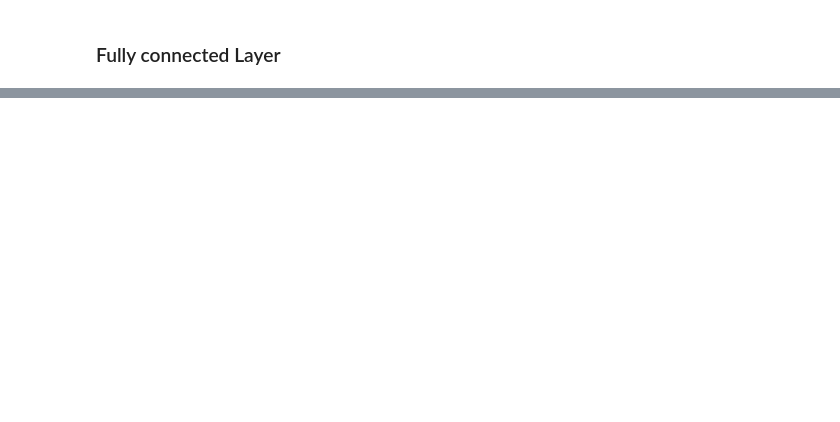
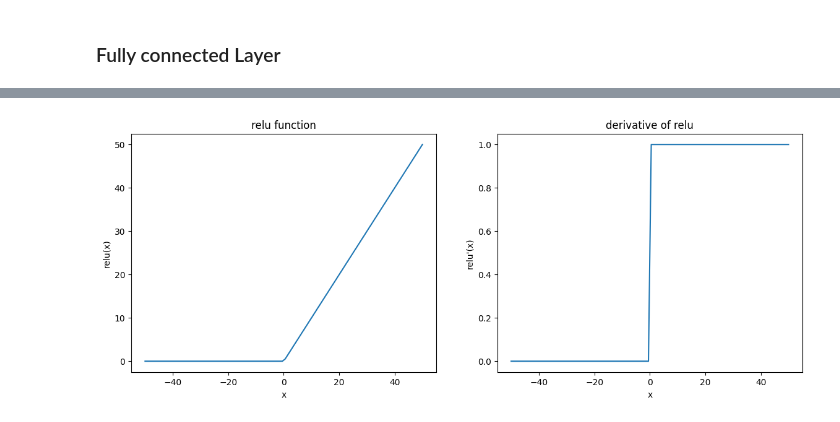
Before and after one commit to kvschaitanya/Building-an-ANN-using-Backpropagation-from-scratch, a Jupyter notebook: Layer.ipynb, the cells around one changed output, grey strips where cells are left out. Cells and saved outputs as stored; diff of their text form; code cells hidden in the pictures; blank space fills up the shorter version.

```diff
--- a/Layer.ipynb
+++ b/Layer.ipynb
@@ -31,0 +55,18 @@ print(l1.backward_propagation(np.array([[1, 1, 1, 1, 1]]), 1))
+# %%
+plt.figure(figsize = (14, 5))
+
+plt.subplot(1, 2, 1)
+plt.plot(np.linspace(-50, 50, 100), relu(np.linspace(-50, 50, 100)))
+plt.title("relu function")
+plt.ylabel("relu(x)")
+plt.xlabel("x")
+
+plt.subplot(1, 2, 2)
+plt.plot(np.linspace(-50, 50, 100), d_relu(np.linspace(-50, 50, 100)))
+plt.title("derivative of relu")
+plt.ylabel("relu'(x)")
+plt.xlabel("x")
+
+plt.show()
+# %% [output]
+[figure, added]
```
Also changed, not shown: parts of 7 cells of this notebook, 2 other files.
